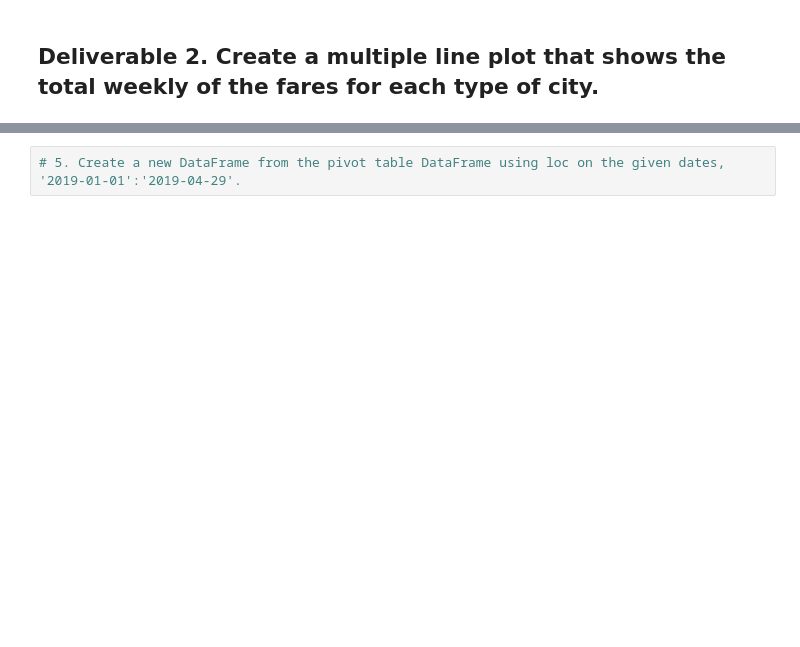
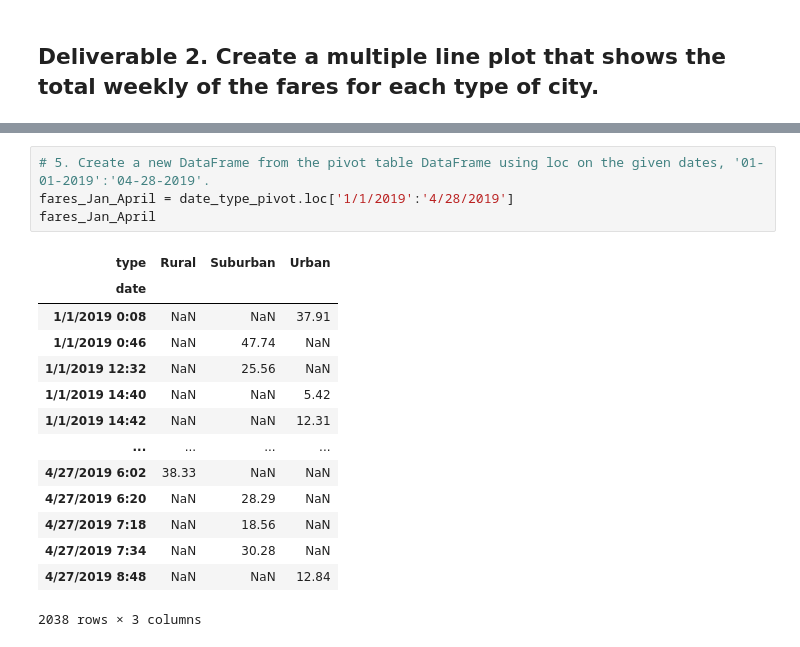
Before and after one commit to KathleenYager/PyBer-Analysis, a Jupyter notebook: PyBer_Challenge.ipynb, the cells around one changed output, grey strips where cells are left out. Cells and saved outputs as stored; diff of their text form; blank space fills up the shorter version.

```diff
--- a/PyBer_Challenge.ipynb
+++ b/PyBer_Challenge.ipynb
@@ -117,5 +224,22 @@ pyber_summary_df.index.name = None
 # %%
-# 5. Create a new DataFrame from the pivot table DataFrame using loc on the given dates, '2019-01-01':'2019-04-29'.
+# 5. Create a new DataFrame from the pivot table DataFrame using loc on the given dates, '01-01-2019':'04-28-2019'.
+fares_Jan_April = date_type_pivot.loc['1/1/2019':'4/28/2019']
+fares_Jan_April
+# %% [output]
+| type | Rural | Suburban | Urban |
+| date |  |  |  |
+| 1/1/2019 0:08 | NaN | NaN | 37.91 |
+| 1/1/2019 0:46 | NaN | 47.74 | NaN |
+| 1/1/2019 12:32 | NaN | 25.56 | NaN |
+| 1/1/2019 14:40 | NaN | NaN | 5.42 |
+| 1/1/2019 14:42 | NaN | NaN | 12.31 |
+| ... | ... | ... | ... |
+| 4/27/2019 6:02 | 38.33 | NaN | NaN |
+| 4/27/2019 6:20 | NaN | 28.29 | NaN |
+| 4/27/2019 7:18 | NaN | 18.56 | NaN |
+| 4/27/2019 7:34 | NaN | 30.28 | NaN |
+| 4/27/2019 8:48 | NaN | NaN | 12.84 |
+2038 rows × 3 columns
 # %%
 # 6. Set the "date" index to datetime datatype. This is necessary to use the resample() method in Step 8.
 # df.index = pd.to_datetime(df.index)
```
Also changed, not shown: parts of 18 cells of this notebook.
